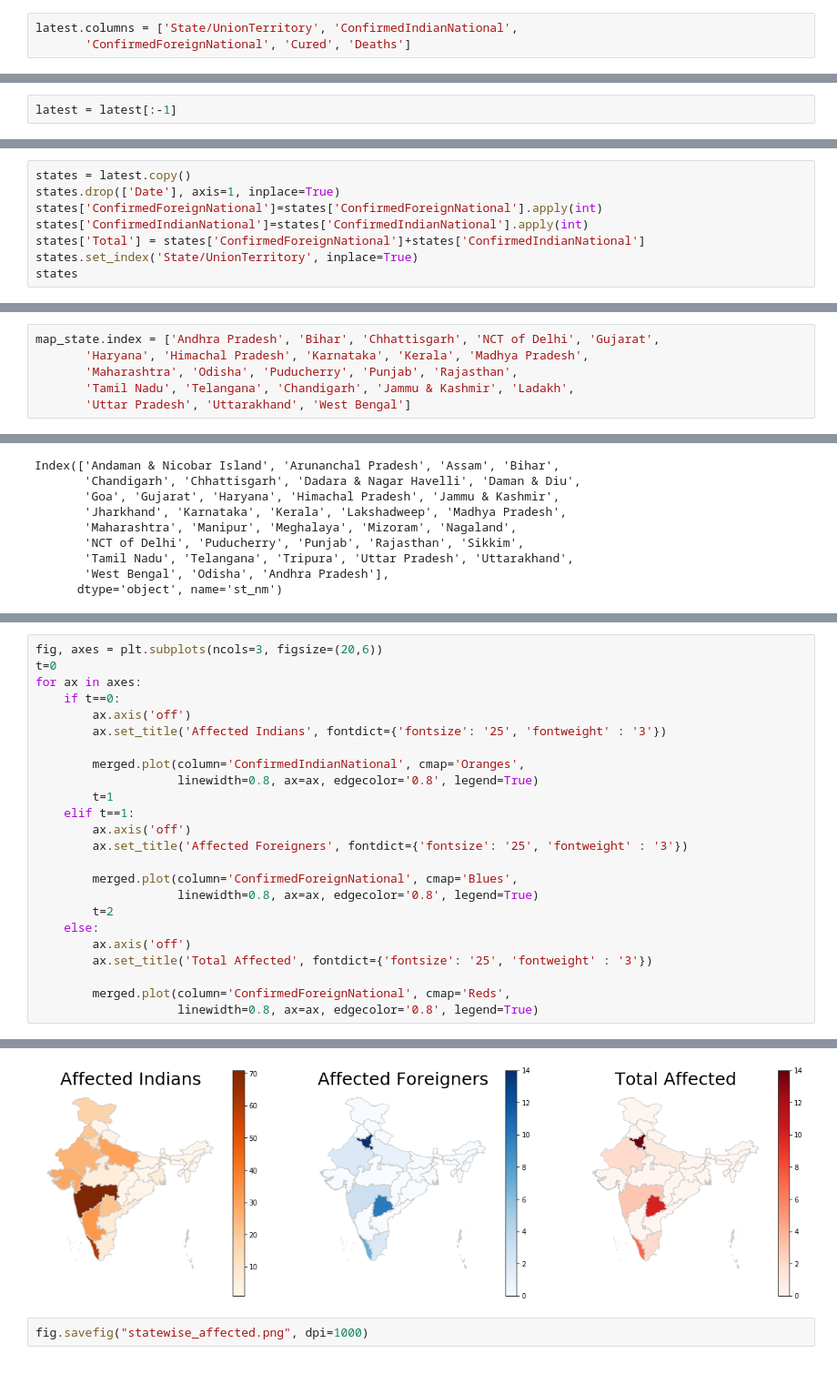
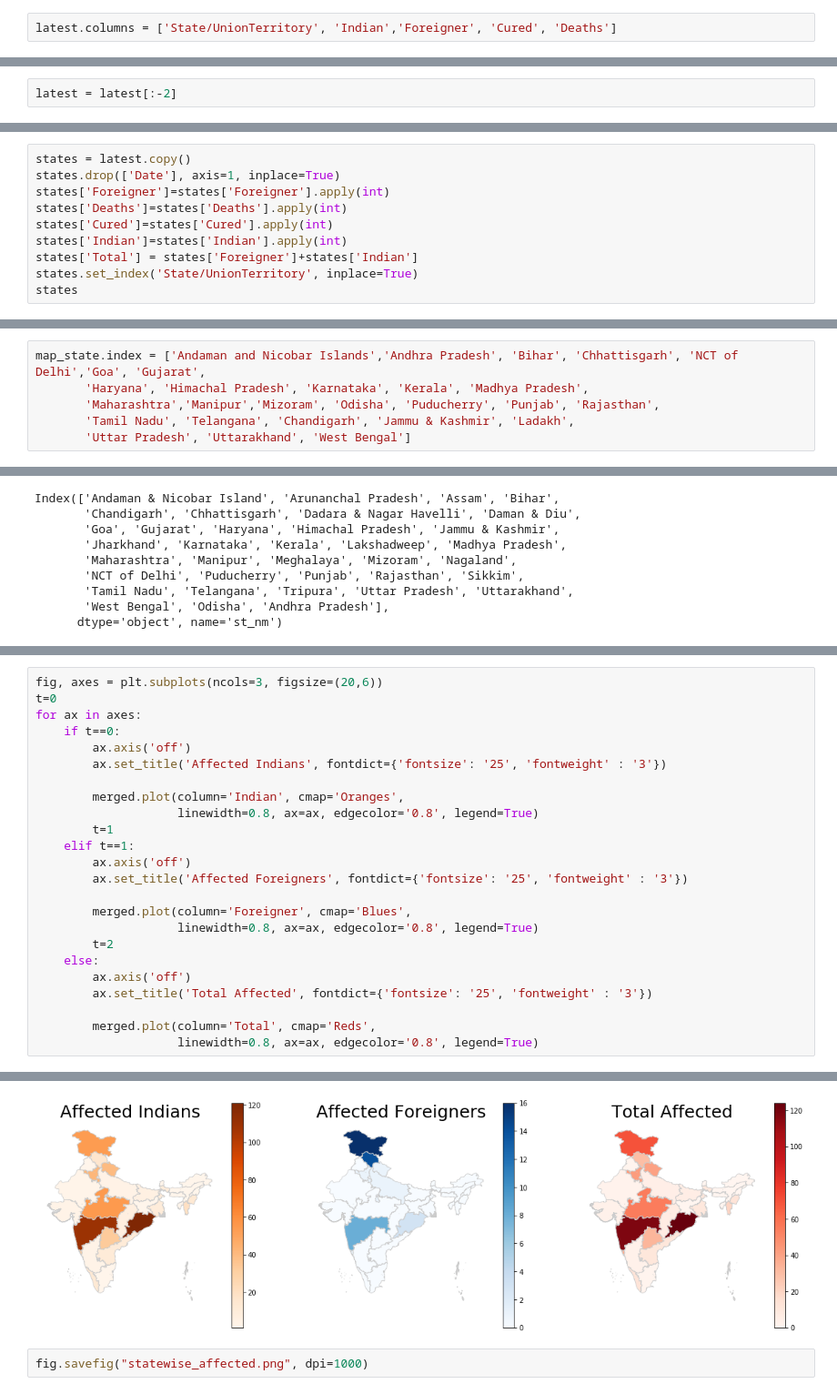
Before and after one commit to subhmm/COVID19IN, a Jupyter notebook: covid19IN.ipynb, the cells around one changed output, grey strips where cells are left out. Shown at 91% size. Saved outputs shown, nothing was run; the diff lists cells and outputs as text.

```diff
--- a/covid19IN.ipynb
+++ b/covid19IN.ipynb
@@ -21,7 +41,6 @@ latest = latest.drop(['S. No.'], axis=1)
 # %%
-latest.columns = ['State/UnionTerritory', 'ConfirmedIndianNational',
-       'ConfirmedForeignNational', 'Cured', 'Deaths']
+latest.columns = ['State/UnionTerritory', 'Indian','Foreigner', 'Cured', 'Deaths']
 # %%
 latest['Date'] = str(datetime.date.today())
 # %%
-latest = latest[:-1]
+latest = latest[:-2]
@@ -179,9 +239,11 @@ india['Rise'].iplot(kind='bar', sharing='public', title='DAILY RISE IN CASES', c
 # %%
 states = latest.copy()
 states.drop(['Date'], axis=1, inplace=True)
-states['ConfirmedForeignNational']=states['ConfirmedForeignNational'].apply(int)
-states['ConfirmedIndianNational']=states['ConfirmedIndianNational'].apply(int)
-states['Total'] = states['ConfirmedForeignNational']+states['ConfirmedIndianNational']
+states['Foreigner']=states['Foreigner'].apply(int)
+states['Deaths']=states['Deaths'].apply(int)
+states['Cured']=states['Cured'].apply(int)
+states['Indian']=states['Indian'].apply(int)
+states['Total'] = states['Foreigner']+states['Indian']
 states.set_index('State/UnionTerritory', inplace=True)
 states
 # %% [output]
@@ -215,7 +288,7 @@ map_state = states.copy()
 # %%
-map_state.index = ['Andhra Pradesh', 'Bihar', 'Chhattisgarh', 'NCT of Delhi', 'Gujarat',
+map_state.index = ['Andaman and Nicobar Islands','Andhra Pradesh', 'Bihar', 'Chhattisgarh', 'NCT of Delhi','Goa', 'Gujarat',
        'Haryana', 'Himachal Pradesh', 'Karnataka', 'Kerala', 'Madhya Pradesh',
-       'Maharashtra', 'Odisha', 'Puducherry', 'Punjab', 'Rajasthan',
+       'Maharashtra','Manipur','Mizoram', 'Odisha', 'Puducherry', 'Punjab', 'Rajasthan',
        'Tamil Nadu', 'Telangana', 'Chandigarh', 'Jammu & Kashmir', 'Ladakh',
        'Uttar Pradesh', 'Uttarakhand', 'West Bengal']
 # %%
@@ -271,21 +337,21 @@ for ax in axes:
         ax.axis('off')
         ax.set_title('Affected Indians', fontdict={'fontsize': '25', 'fontweight' : '3'})
 
-        merged.plot(column='ConfirmedIndianNational', cmap='Oranges',
+        merged.plot(column='Indian', cmap='Oranges',
                     linewidth=0.8, ax=ax, edgecolor='0.8', legend=True)
         t=1
     elif t==1:
         ax.axis('off')
         ax.set_title('Affected Foreigners', fontdict={'fontsize': '25', 'fontweight' : '3'})
 
-        merged.plot(column='ConfirmedForeignNational', cmap='Blues',
+        merged.plot(column='Foreigner', cmap='Blues',
                     linewidth=0.8, ax=ax, edgecolor='0.8', legend=True)
         t=2
     else:
         ax.axis('off')
         ax.set_title('Total Affected', fontdict={'fontsize': '25', 'fontweight' : '3'})
 
-        merged.plot(column='ConfirmedForeignNational', cmap='Reds',
+        merged.plot(column='Total', cmap='Reds',
                     linewidth=0.8, ax=ax, edgecolor='0.8', legend=True)
 # %% [output]
 invalid value encountered in less
@@ -298,4 +361,4 @@ invalid value encountered in less
-[figure, old version]
+[figure, new version]
 # %%
 fig.savefig("statewise_affected.png", dpi=1000)
 # %%
```
Also changed, not shown: parts of 38 cells of this notebook, 1 other file.
